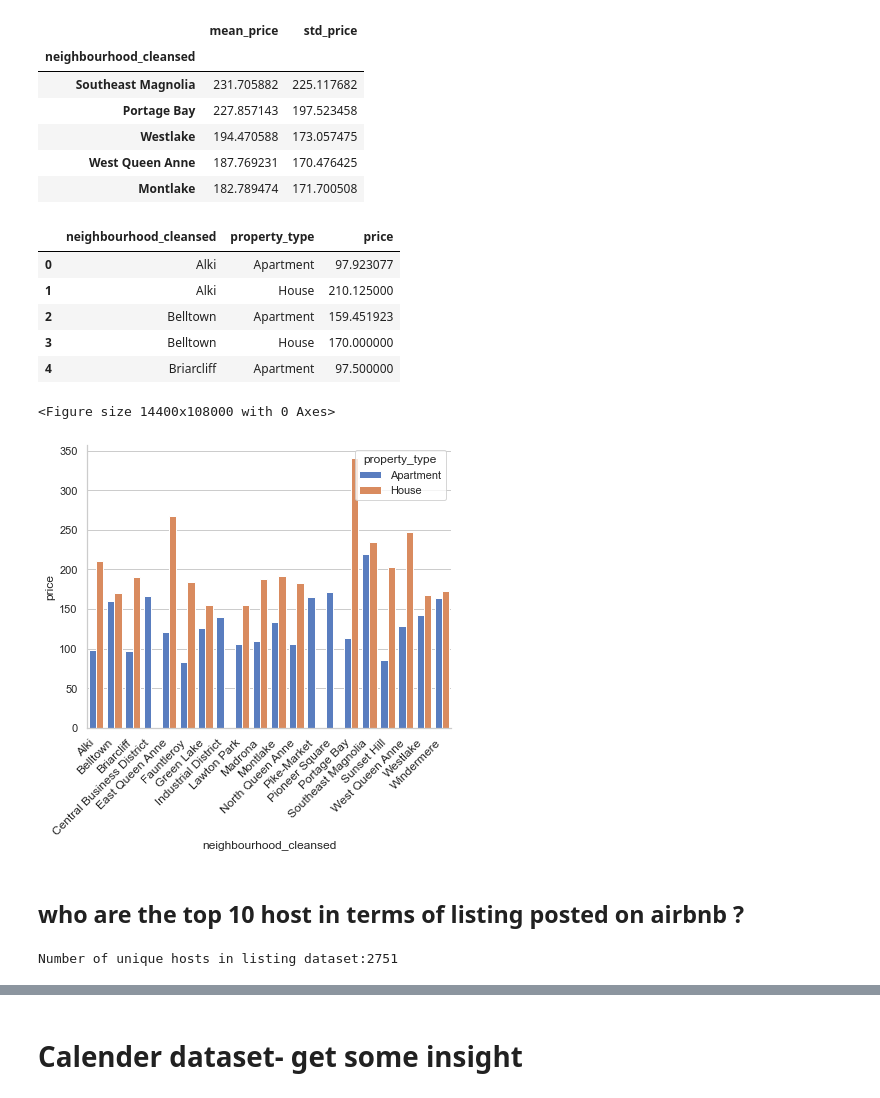
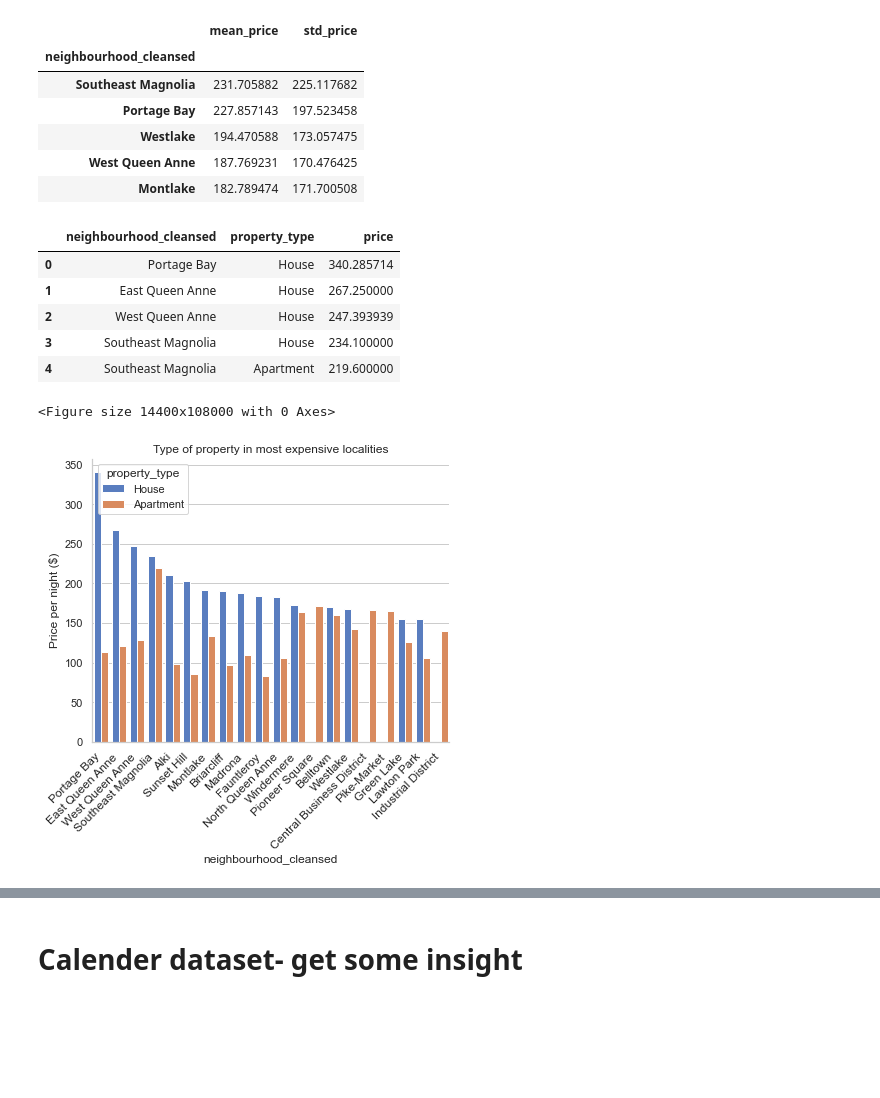
Before and after one commit to rachana-bisht/Airbnb-Seattle, a Jupyter notebook: seattle_airbnb.ipynb, the cells around one changed output, grey strips where cells are left out. Saved outputs shown, nothing was run; the diff lists cells and outputs as text; code cells hidden in the pictures; blank space fills up the shorter version.

```diff
--- a/seattle_airbnb.ipynb
+++ b/seattle_airbnb.ipynb
@@ -250,38 +197,31 @@ neighborhood_df.head(5)
 # create a new dataframe showing the mean prices for the two most common property types- 'House', 'Apartment'
 property_types = ['House', 'Apartment']
 
-filtered_df = pd.DataFrame(listing.loc[listing['neighbourhood_cleansed'].isin(top_10) & listing['property_type'].isin(property_types)].groupby(['neighbourhood_cleansed', 'property_type']).mean()['price']).reset_index()
+filtered_df = pd.DataFrame(listing.loc[listing['neighbourhood_cleansed'].isin(top_10) & listing['property_type'].isin(property_types)].groupby(['neighbourhood_cleansed', 'property_type']).mean()['price'].sort_values(ascending=False)).reset_index()
 # %%
 filtered_df.head(5)
 # %% [output]
 |  | neighbourhood_cleansed | property_type | price |
-| 0 | Alki | Apartment | 97.923077 |
-| 1 | Alki | House | 210.125000 |
-| 2 | Belltown | Apartment | 159.451923 |
-| 3 | Belltown | House | 170.000000 |
-| 4 | Briarcliff | Apartment | 97.500000 |
+| 0 | Portage Bay | House | 340.285714 |
+| 1 | East Queen Anne | House | 267.250000 |
+| 2 | West Queen Anne | House | 247.393939 |
+| 3 | Southeast Magnolia | House | 234.100000 |
+| 4 | Southeast Magnolia | Apartment | 219.600000 |
 # %%
 sns.set(style="whitegrid")
 
 plt.figure(figsize=(200, 1500))
 ax = sns.factorplot(x='neighbourhood_cleansed', y='price', hue='property_type', data=filtered_df, kind='bar', size=6, palette="muted",
                    legend_out = False )
 ax.set_xticklabels(
     rotation=45,
     horizontalalignment='right',
     fontweight='light',
     fontsize='medium')
 plt.tight_layout()
 plt.title('Type of property in most expensive localities')
+plt.ylabel('Price per night ($)')
 plt.show()
 # %% [output]
 <Figure size 14400x108000 with 0 Axes>
-[figure, old version]
+[figure, new version]
-# %% [markdown]
-## who are the top 10 host in terms of listing posted on airbnb ?
-# %%
-#number of unique hosts
-unique_host = listing['host_id'].unique()
-print('Number of unique hosts in listing dataset:{}'.format(len(unique_host)))
-# %% [output]
-Number of unique hosts in listing dataset:2751
```
Also changed, not shown: parts of 44 cells of this notebook.
